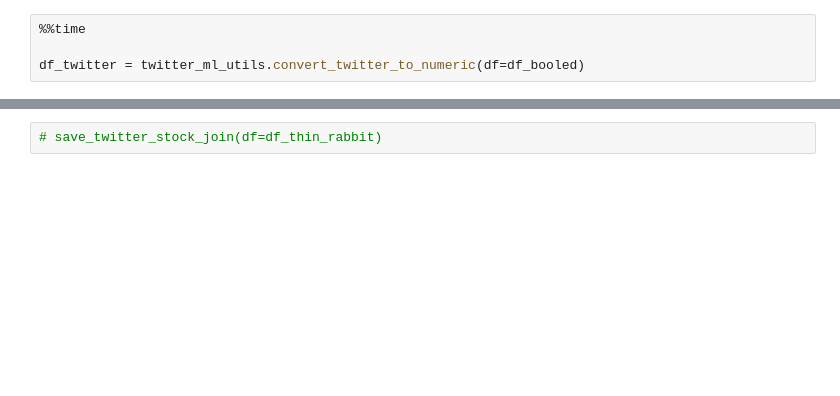
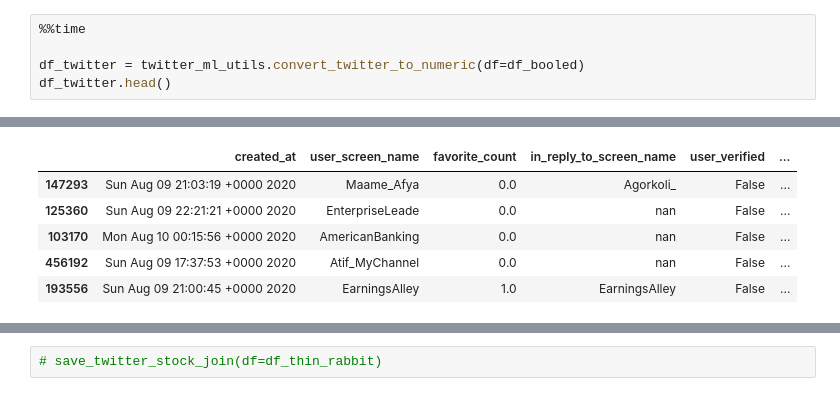
Before and after one commit to fletch22/alpha_media_signal, a Jupyter notebook: ams/notebooks/twitter/4-twitter_ml.ipynb, the cells around one changed output, grey strips where cells are left out. Cells and saved outputs as stored; diff of their text form; blank space fills up the shorter version.

```diff
--- a/ams/notebooks/twitter/4-twitter_ml.ipynb
+++ b/ams/notebooks/twitter/4-twitter_ml.ipynb
@@ -90,4 +90,5 @@ Wall time: 3.4 s
 %%time
 
 df_twitter = twitter_ml_utils.convert_twitter_to_numeric(df=df_booled)
+df_twitter.head()
 # %% [output]
@@ -95,2 +96,8 @@ Wall time: 47 ms
+|  | created_at | user_screen_name | favorite_count | in_reply_to_screen_name | user_verified | ... |
+| 147293 | Sun Aug 09 21:03:19 +0000 2020 | Maame_Afya | 0.0 | Agorkoli_ | False | ... |
+| 125360 | Sun Aug 09 22:21:21 +0000 2020 | EnterpriseLeade | 0.0 | nan | False | ... |
+| 103170 | Mon Aug 10 00:15:56 +0000 2020 | AmericanBanking | 0.0 | nan | False | ... |
+| 456192 | Sun Aug 09 17:37:53 +0000 2020 | Atif_MyChannel | 0.0 | nan | False | ... |
+| 193556 | Sun Aug 09 21:00:45 +0000 2020 | EarningsAlley | 1.0 | EarningsAlley | False | ... |
 # %%
 %%time
```
Also changed, not shown: parts of 34 cells of this notebook, 6 other files.
